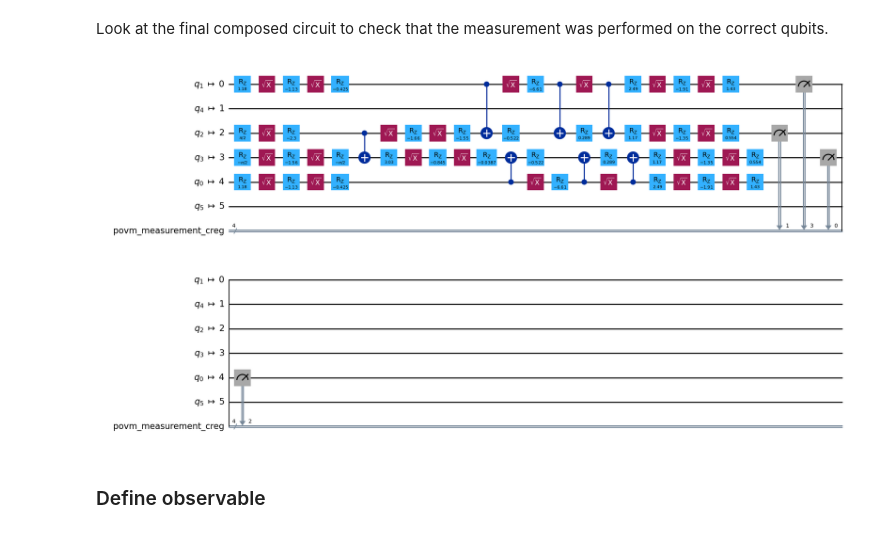
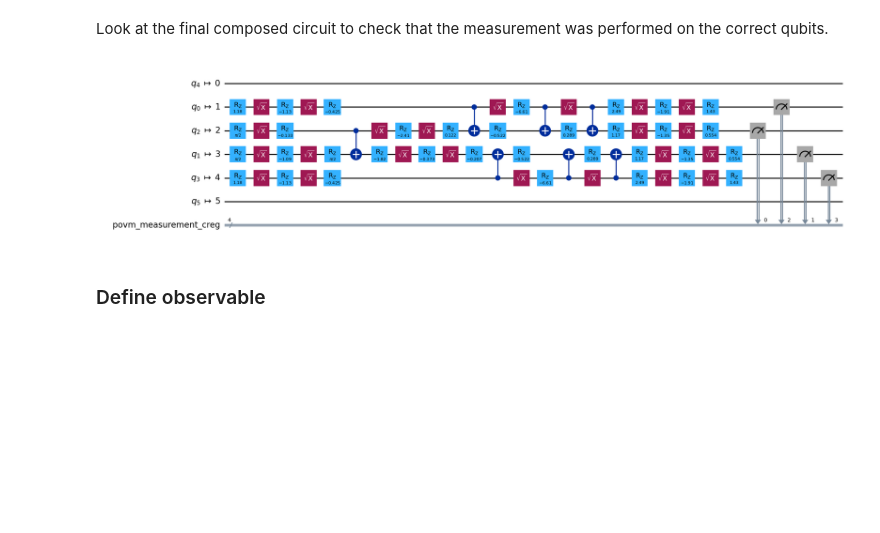
Before and after one commit to qiskit-community/povm-toolbox, a Jupyter notebook: docs/tutorials/dilation_measurements.ipynb, the cells around one changed output. Saved outputs shown, nothing was run; the diff lists cells and outputs as text; code cells hidden in the pictures; blank space fills up the shorter version.

Commit message:
Notebook : fix seeds and set `fold=-1` for drawing circuits

```diff
--- a/docs/tutorials/dilation_measurements.ipynb
+++ b/docs/tutorials/dilation_measurements.ipynb
@@ -147,10 +147,12 @@ from qiskit.providers.fake_provider import GenericBackendV2
 from qiskit.transpiler.preset_passmanagers import generate_preset_pass_manager
 
 # Generate a 6-qubit simulated backend
-backend = GenericBackendV2(num_qubits=6, coupling_map=[[0, 2], [1, 2], [2, 3], [4, 3], [5, 3]])
+backend = GenericBackendV2(
+    num_qubits=6, coupling_map=[[0, 2], [1, 2], [2, 3], [4, 3], [5, 3]], seed=0
+)
 
 backend.set_options(seed_simulator=25)
-pm = generate_preset_pass_manager(optimization_level=2, backend=backend)
+pm = generate_preset_pass_manager(optimization_level=2, backend=backend, seed_transpiler=0)
 
 coupling_map = backend.coupling_map
 # coupling_map.draw()
@@ -214,9 +216,9 @@ job = povm_sampler.run([qc_isa], shots=4096, povm=measurement, pass_manager=pm)
 Look at the final composed circuit to check that the measurement was performed on the correct qubits.
 # %%
 pub_result = job.result()[0]
-pub_result.metadata.composed_circuit.draw("mpl", style="iqp")
+pub_result.metadata.composed_circuit.draw("mpl", fold=-1)
 # %% [output]
-[figure, old version]
+[figure, new version]
 # %% [markdown]
 ### Define observable
 # %%
```
Also changed, not shown: parts of 9 cells of this notebook.
